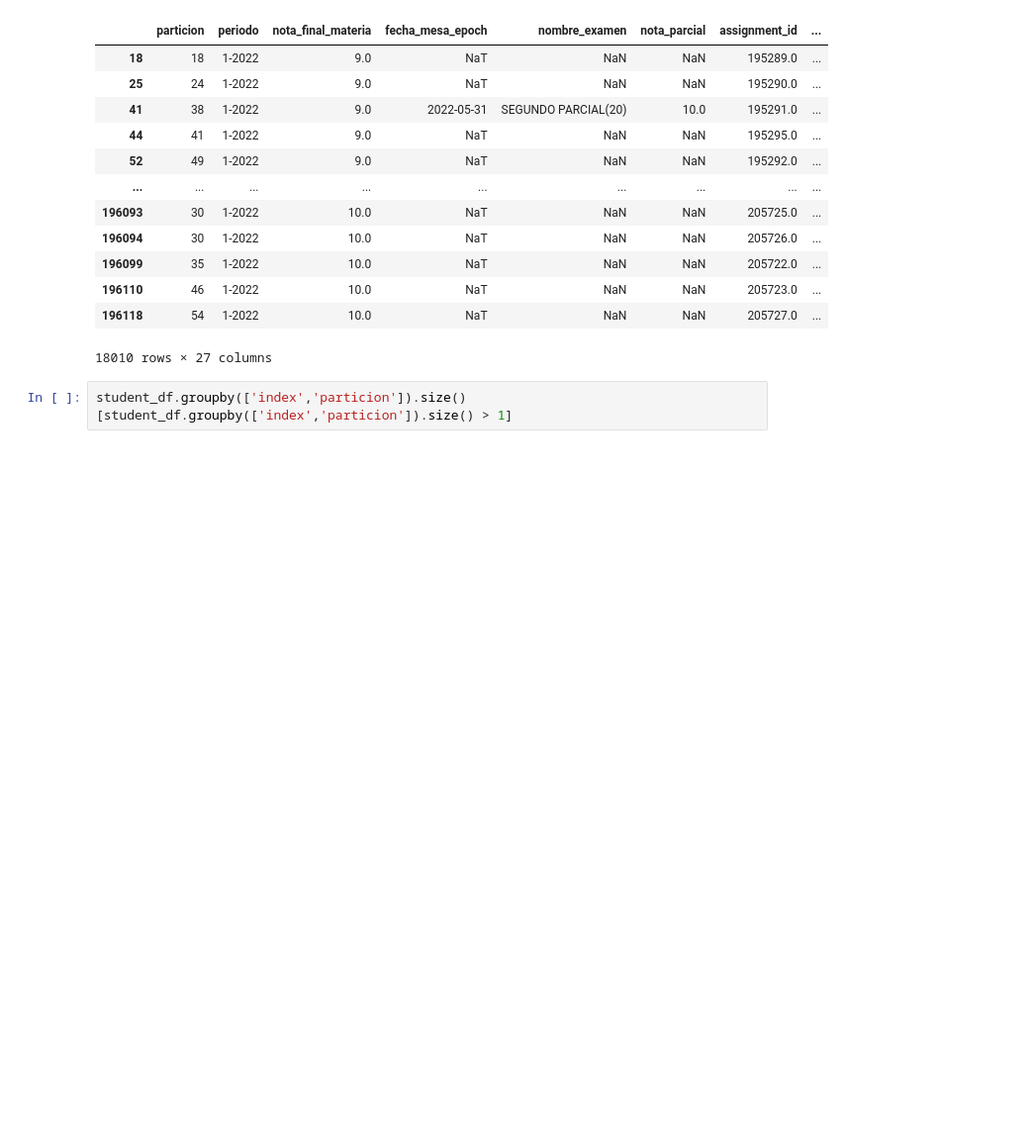
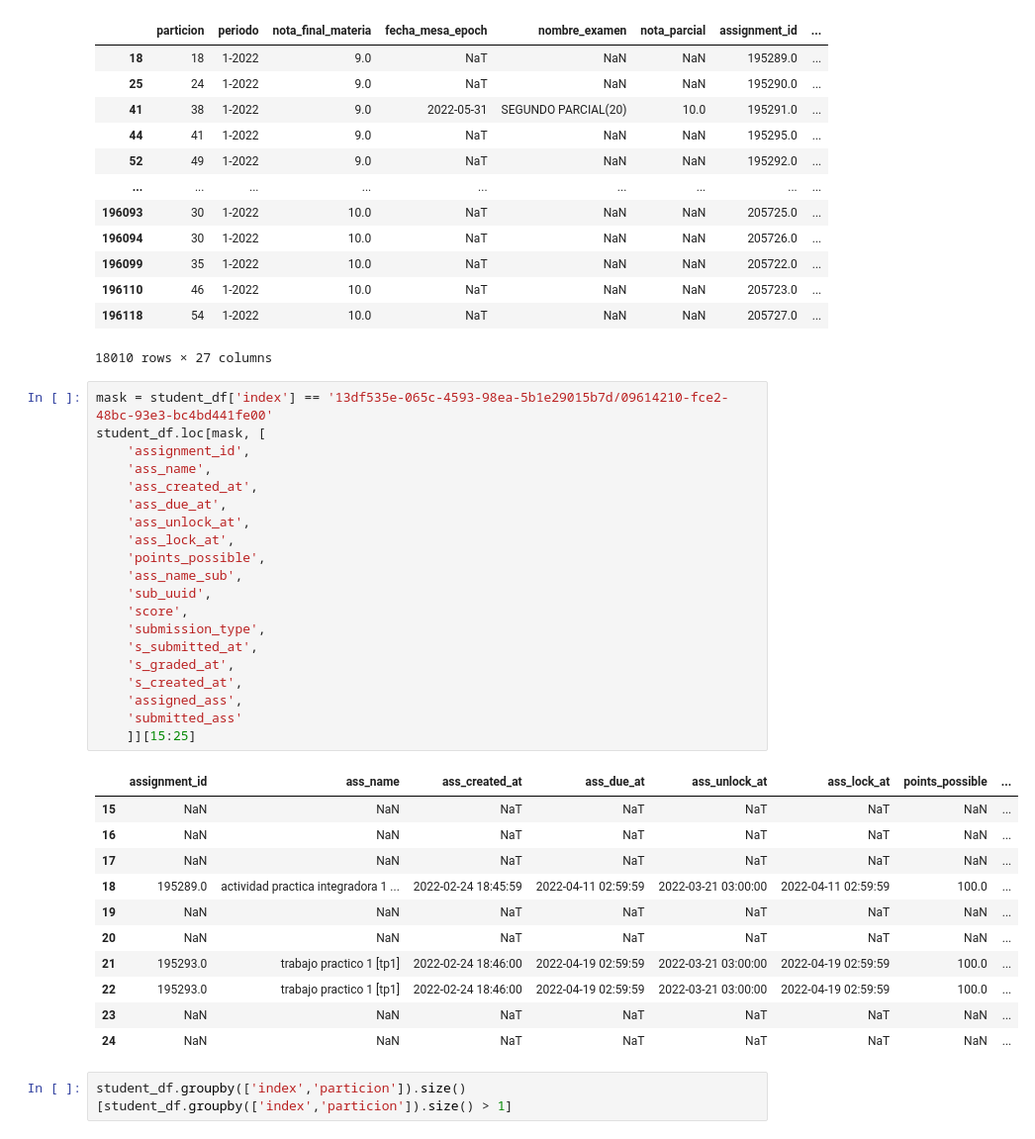
Before and after one commit to bautidea/course_approve_detection, a Jupyter notebook: notebok.ipynb, the cells around one changed output. Shown at 99% size. Cells and saved outputs as stored; diff of their text form; blank space fills up the shorter version.

```diff
--- a/notebok.ipynb
+++ b/notebok.ipynb
@@ -708,6 +701,38 @@ student_df[conditions_null_assignment]
 | 196110 | 46 | 1-2022 | 10.0 | NaT | NaN | NaN | 205723.0 | ... |
 | 196118 | 54 | 1-2022 | 10.0 | NaT | NaN | NaN | 205727.0 | ... |
 18010 rows × 27 columns
+# %%
+mask = student_df['index'] == '13df535e-065c-4593-98ea-5b1e29015b7d/09614210-fce2-48bc-93e3-bc4bd441fe00'
+student_df.loc[mask, [
+    'assignment_id',
+    'ass_name',
+    'ass_created_at',
+    'ass_due_at',
+    'ass_unlock_at',
+    'ass_lock_at',
+    'points_possible',
+    'ass_name_sub',
+    'sub_uuid',
+    'score',
+    'submission_type',
+    's_submitted_at',
+    's_graded_at',
+    's_created_at',
+    'assigned_ass',
+    'submitted_ass'
+    ]][15:25]
+# %% [output]
+|  | assignment_id | ass_name | ass_created_at | ass_due_at | ass_unlock_at | ass_lock_at | points_possible | ... |
+| 15 | NaN | NaN | NaT | NaT | NaT | NaT | NaN | ... |
+| 16 | NaN | NaN | NaT | NaT | NaT | NaT | NaN | ... |
+| 17 | NaN | NaN | NaT | NaT | NaT | NaT | NaN | ... |
+| 18 | 195289.0 | actividad practica integradora 1 ... | 2022-02-24 18:45:59 | 2022-04-11 02:59:59 | 2022-03-21 03:00:00 | 2022-04-11 02:59:59 | 100.0 | ... |
+| 19 | NaN | NaN | NaT | NaT | NaT | NaT | NaN | ... |
+| 20 | NaN | NaN | NaT | NaT | NaT | NaT | NaN | ... |
+| 21 | 195293.0 | trabajo practico 1 [tp1] | 2022-02-24 18:46:00 | 2022-04-19 02:59:59 | 2022-03-21 03:00:00 | 2022-04-19 02:59:59 | 100.0 | ... |
+| 22 | 195293.0 | trabajo practico 1 [tp1] | 2022-02-24 18:46:00 | 2022-04-19 02:59:59 | 2022-03-21 03:00:00 | 2022-04-19 02:59:59 | 100.0 | ... |
+| 23 | NaN | NaN | NaT | NaT | NaT | NaT | NaN | ... |
+| 24 | NaN | NaN | NaT | NaT | NaT | NaT | NaN | ... |
 # %%
 student_df.groupby(['index','particion']).size()[student_df.groupby(['index','particion']).size() > 1]
 # %% [output]
```
Also changed, not shown: parts of 22 cells of this notebook.
